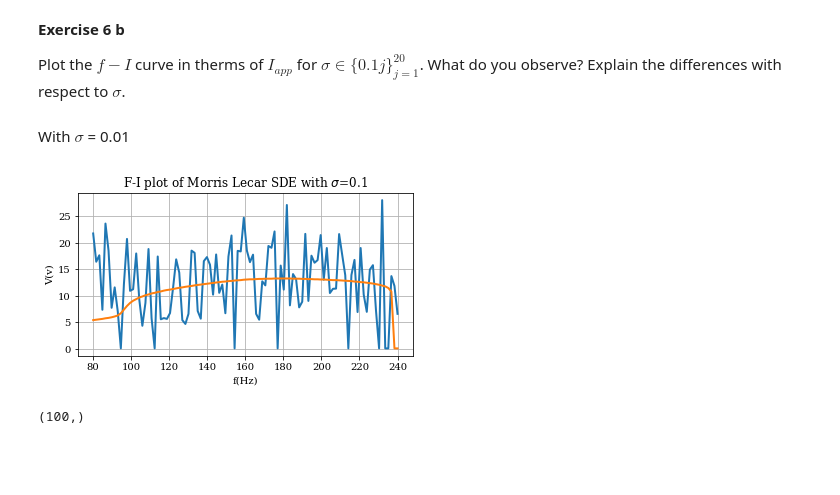
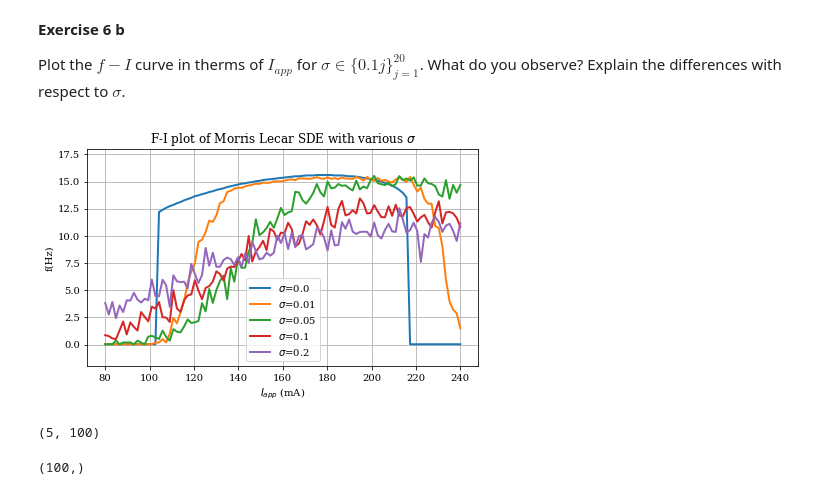
Before and after one commit to jaumecolomhernandez/mmb-mathneuroscience, a Jupyter notebook: morris_lecar_analysis.ipynb, the cells around one changed output. Cells and saved outputs as stored; diff of their text form; code cells hidden in the pictures; blank space fills up the shorter version.

```diff
--- a/morris_lecar_analysis.ipynb
+++ b/morris_lecar_analysis.ipynb
@@ -85,7 +85,7 @@ for i,param in enumerate(Iapp):
     trajectories[i] = get_displacement(param, time_span=time_span, dmax=50,  number=3)
 # %%
 # Draw the trajectories.
-fig, ax = plt.subplots(1, len(Iapp), figsize=(6*len(Iapp),4))
+fig, ax = plt.subplots(1, len(Iapp), figsize=(3.5*len(Iapp),3.5))
 for i,param in enumerate(Iapp):
         ax[i].set(xlabel='Time', ylabel='v, w',
                      title='{}'.format(param))
@@ -95,4 +95,5 @@ for i,param in enumerate(Iapp):
         ax[i].legend([v[0],w[0]],['v','w'])
         ax[i].grid(True)
 plt.tight_layout()
+plt.savefig('./img/time_run.pdf')
 # %% [output]
@@ -319,17 +321,23 @@ for i, param in enumerate(step_sc):
                                                           t=time_span)
 # %%
 # Draw the trajectories.
-fig, ax = plt.subplots(len(step_sc), 2, figsize=(15,15))
+fig, ax = plt.subplots(len(step_sc), 2, figsize=(11,12))
 for i, param in enumerate(step_sc):
     for j, ic in enumerate(initial_conditions):
         ax[i, j].set(xlabel='Time', ylabel='V(v)')
-        ax[i, j].plot(time_span,trajectory_nonauto[i, j][:,0], label='v', color='C0', alpha=1)
+        ax[i, j].grid()
+        p1, = ax[i, j].plot(time_span,trajectory_nonauto[i, j][:,0], label='v', color='C0', alpha=1)
         # second axis
         ax2 = ax[i,j].twinx()
-        ax2.plot(time_span,[param['I'](t) for t in time_span], label='I', color='C2', alpha=0.5)
+        p2, = ax2.plot(time_span,[param['I'](t) for t in time_span], label='I', color='C2', alpha=0.5)
         ax2.set(ylabel="I(mA)")
         # set legend
-        ax[i, j].legend()
+        lines = [p1,p2]
+        ax[i,j].legend(lines, [l.get_label() for l in lines])
 
+        #ax[i, j].legend()
+fig.suptitle('Temporal simulations of non-autonomous Morris Lecar system')
 plt.tight_layout()
+fig.subplots_adjust(top=0.95)
+plt.savefig('./img/nonautonomous.pdf')
 # %% [output]
@@ -404,13 +412,15 @@ for i,param in enumerate(Iapp[:2]):
         trajectory[i,j] = scipy.integrate.odeint(flow, y0=ic, t=time_s)
 # %%
 # Draw the trajectories.
-fig, ax = plt.subplots(2, 2, figsize=(18,10))
+fig, ax = plt.subplots(2, 2, figsize=(11,6))
 for i,param in enumerate(Iapp[:2]):
     for j, ic in enumerate(initial_conditions):
+        ax[i,j].grid()
         ax[i, j].set(xlabel='Time (ms)', ylabel='V (v)', title='Trajectory of v with {} an ic = {}'.format(param, ic),
                     xlim=(0, time_s[-1]), ylim=(-80, 90))
         ax[i, j].plot(time_s,stochastic[i, j][:,0], label='v (SDE)')
         ax[i, j].plot(time_s,trajectory[i, j][:,0], label='v (ODE)', color='C0', ls=":")
         ax[i, j].legend()
 fig.tight_layout()
+fig.savefig('./img/sde_time_run.pdf')
 # %% [output]
@@ -418,7 +428,7 @@ fig.tight_layout()
 # %%
 xlimit = (-100, 100)
 ylimit = (-0.6, 1.2)
-fig, ax = plt.subplots(1,2, figsize=(15,4))
+fig, ax = plt.subplots(1,2, figsize=(11,4))
 for i, param in enumerate(Iapp[:2]):
     ax[i].set(xlabel='v', ylabel='w', title="Phase space, {}".format(param))
     plot_vector_field(ax[i], param, xlimit, ylimit)
@@ -426,4 +436,6 @@ for i, param in enumerate(Iapp[:2]):
         ax[i].plot(stochastic[i, j][:,0], stochastic[i, j][:,1],lw=1)
     plot_isocline(ax[i], **param, vmin=-82, vmax=xlimit[1])
     ax[i].set(xlim=xlimit,ylim=ylimit)
+plt.tight_layout()
+fig.savefig('./img/sde_phase.pdf')
 # %% [output]
@@ -634,5 +649,3 @@ fig.show()
 **Exercise 6 b**
 
 Plot the $f -I$ curve in therms of $I_{app}$ for $\sigma \in \{0.1j\}_{j=1}^{20}$. What do you observe? Explain the differences with respect to $\sigma$.
-# %% [markdown]
-With $\sigma$ = 0.01
@@ -662,12 +688,18 @@ for i in range(n_runs):
 # %%
-fig, ax = plt.subplots(figsize=(6,3))
-ax.plot(Iapps, solution1[0,:], lw=2.0)
-ax.plot(Iapps, solution_ode, lw=2.0)
-ax.set(title=f"F-I plot of Morris Lecar SDE with $\sigma$=0.1",
-       xlabel="f(Hz)",
-       ylabel="V(v)")
+fig, ax = plt.subplots(figsize=(7,4))
+
+# Plot each result
+for i in range(5):
+    ax.plot(Iapps, avg_solution[i,:], lw=2.0, label=f"$\sigma$={stds[i]}")
+
+# Set plot details
+ax.set(title=f"F-I plot of Morris Lecar SDE with various $\sigma$",
+       xlabel="$I_{app}$ (mA)",
+       ylabel="f(Hz)")
 ax.grid()
+ax.set_ylim(-2,18)
+ax.legend(loc=0)
 
-fig.show()
+fig.savefig('./img/fi-sde.pdf')
 # %% [output]
-[figure, old version]
+[figure, new version]
@@ -674,3 +708,7 @@ fig.show()
+# %%
+avg_solution.shape
+# %% [output]
+(5, 100)
 # %%
 avg_solution1 = np.mean(solution1, axis=0)
 # %%
```
Also changed, not shown: parts of 12 cells of this notebook, 19 other files.
